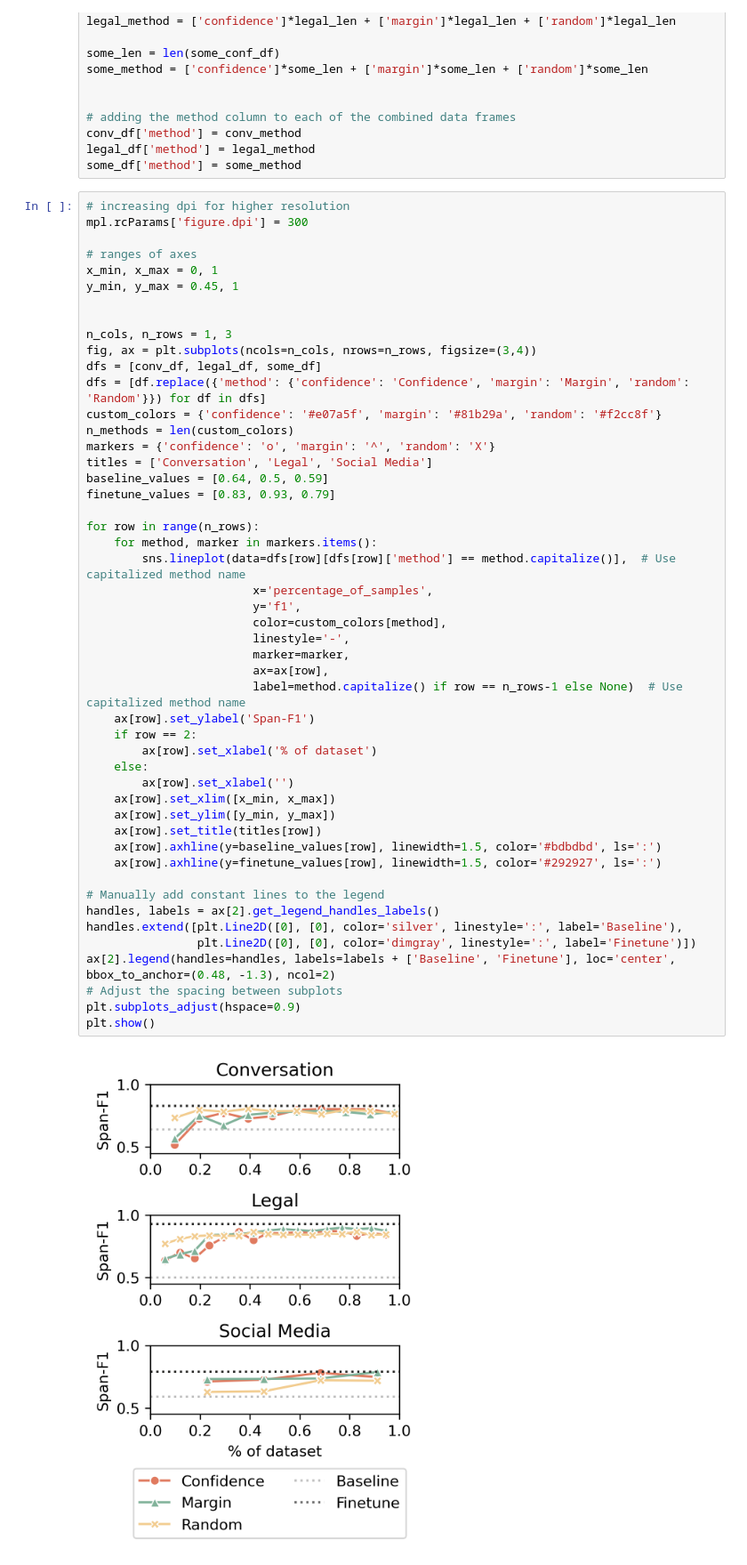
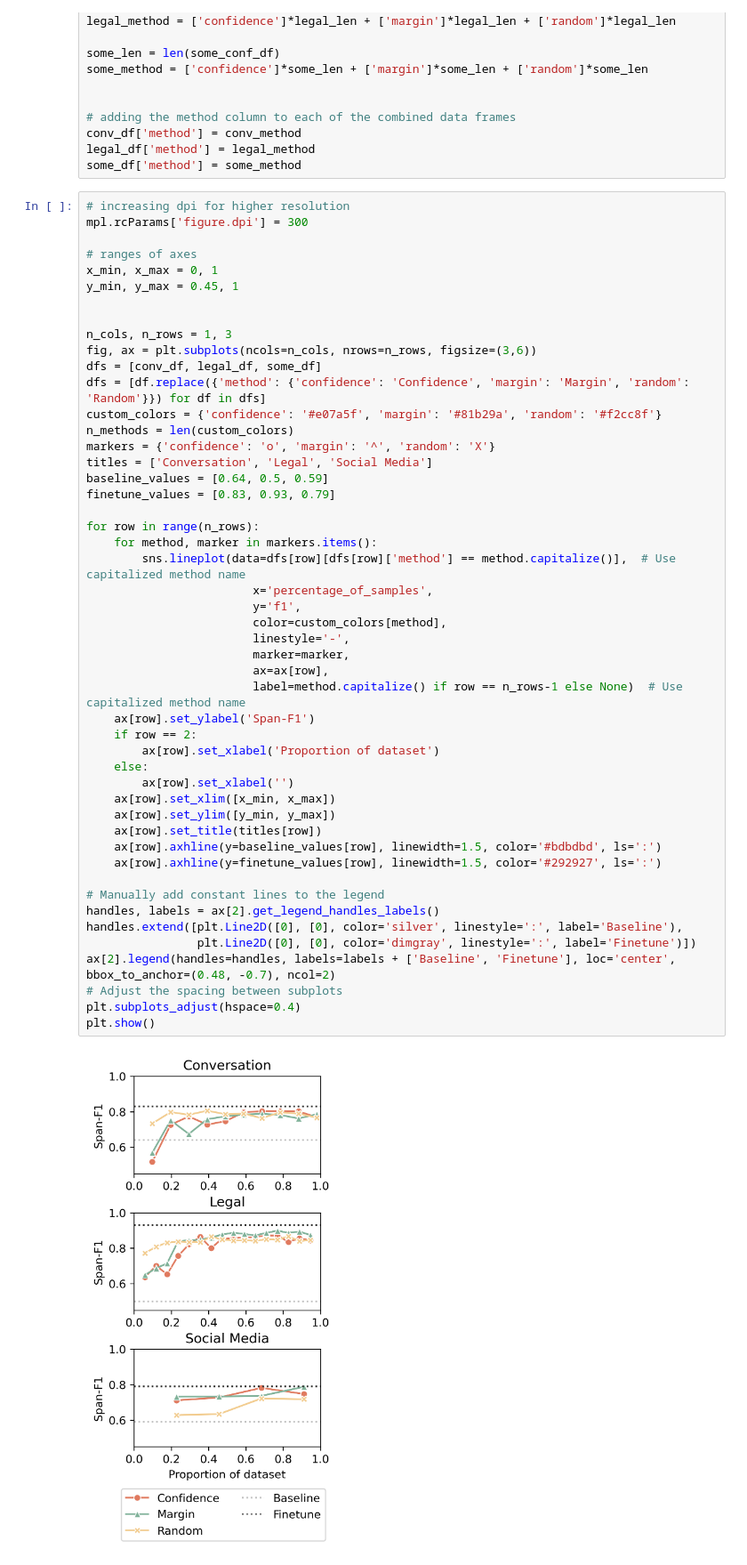
Before and after one commit to krusand/CrossNER-Active-Learning, a Jupyter notebook: results_plots.ipynb, the cells around one changed output. Shown at 89% size. Saved outputs shown, nothing was run; the diff lists cells and outputs as text.

Commit message:
Edited plots for the report

```diff
--- a/results_plots.ipynb
+++ b/results_plots.ipynb
@@ -52,7 +52,7 @@ y_min, y_max = 0.45, 1
 
 
 n_cols, n_rows = 1, 3
-fig, ax = plt.subplots(ncols=n_cols, nrows=n_rows, figsize=(3,4))
+fig, ax = plt.subplots(ncols=n_cols, nrows=n_rows, figsize=(3,6))
 dfs = [conv_df, legal_df, some_df]
 dfs = [df.replace({'method': {'confidence': 'Confidence', 'margin': 'Margin', 'random': 'Random'}}) for df in dfs]
 custom_colors = {'confidence': '#e07a5f', 'margin': '#81b29a', 'random': '#f2cc8f'}
@@ -62,34 +62,34 @@ titles = ['Conversation', 'Legal', 'Social Media']
 baseline_values = [0.64, 0.5, 0.59]
 finetune_values = [0.83, 0.93, 0.79]
 
 for row in range(n_rows):
     for method, marker in markers.items():
         sns.lineplot(data=dfs[row][dfs[row]['method'] == method.capitalize()],  # Use capitalized method name
                         x='percentage_of_samples',
                         y='f1',
                         color=custom_colors[method],
                         linestyle='-',
                         marker=marker,
                         ax=ax[row],
                         label=method.capitalize() if row == n_rows-1 else None)  # Use capitalized method name
     ax[row].set_ylabel('Span-F1')
     if row == 2:
-        ax[row].set_xlabel('% of dataset')
+        ax[row].set_xlabel('Proportion of dataset')
     else:
         ax[row].set_xlabel('')
     ax[row].set_xlim([x_min, x_max])
     ax[row].set_ylim([y_min, y_max])
     ax[row].set_title(titles[row])
     ax[row].axhline(y=baseline_values[row], linewidth=1.5, color='#bdbdbd', ls=':')
     ax[row].axhline(y=finetune_values[row], linewidth=1.5, color='#292927', ls=':')
 
 # Manually add constant lines to the legend
 handles, labels = ax[2].get_legend_handles_labels()
 handles.extend([plt.Line2D([0], [0], color='silver', linestyle=':', label='Baseline'),
                 plt.Line2D([0], [0], color='dimgray', linestyle=':', label='Finetune')])
-ax[2].legend(handles=handles, labels=labels + ['Baseline', 'Finetune'], loc='center', bbox_to_anchor=(0.48, -1.3), ncol=2)
+ax[2].legend(handles=handles, labels=labels + ['Baseline', 'Finetune'], loc='center', bbox_to_anchor=(0.48, -0.7), ncol=2)
 # Adjust the spacing between subplots
-plt.subplots_adjust(hspace=0.9)
+plt.subplots_adjust(hspace=0.4)
 plt.show()
 # %% [output]
-[figure, old version]
+[figure, new version]
```
Also changed, not shown: 1 other file.
